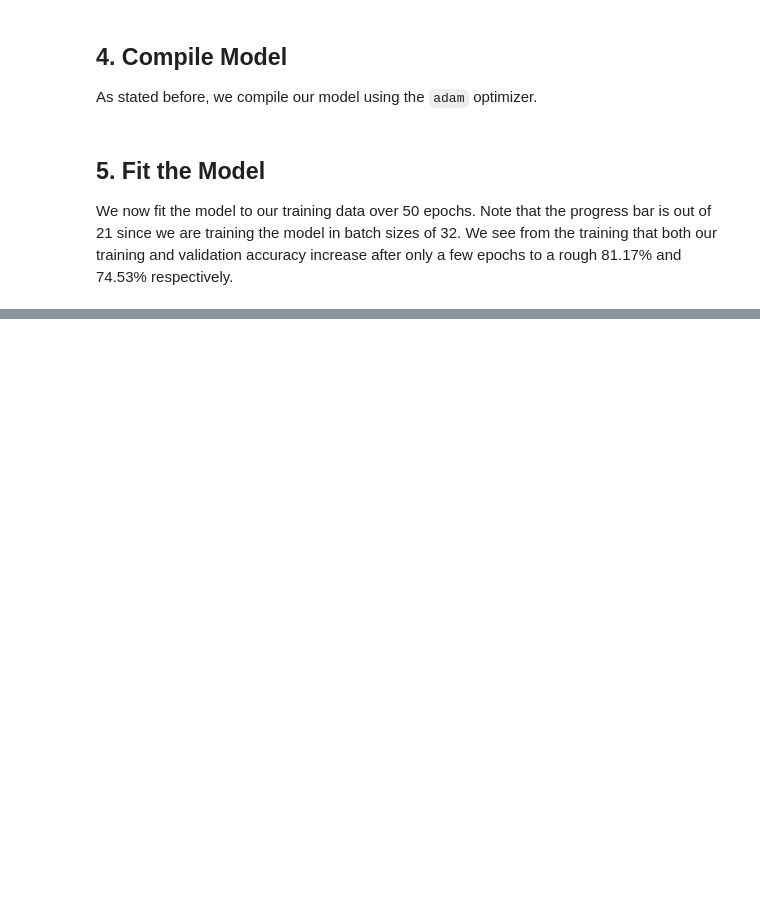
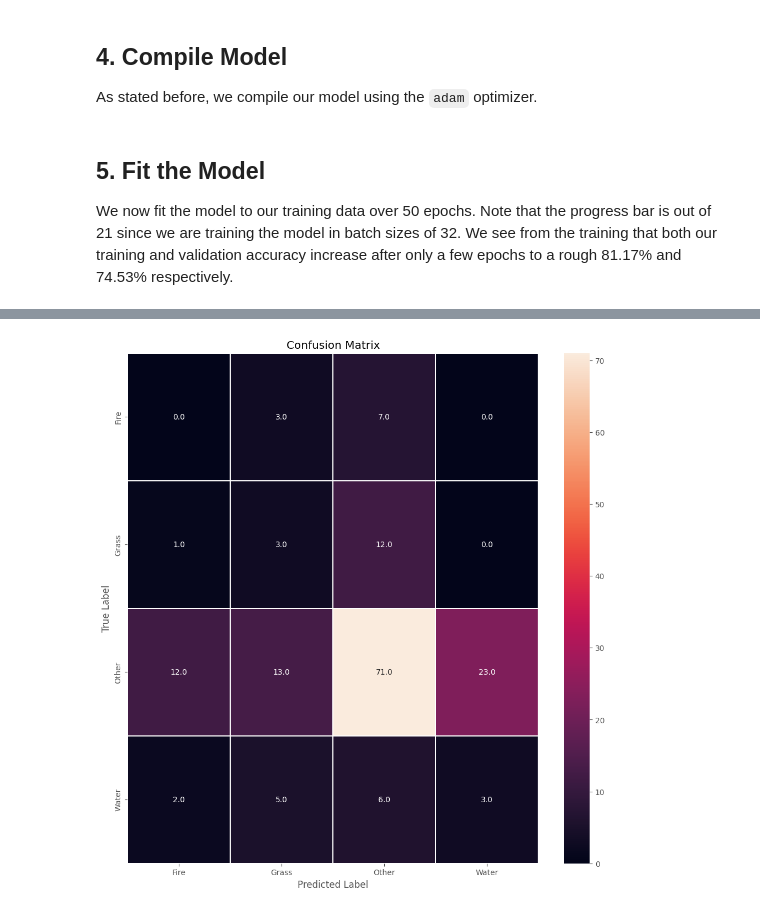
Before and after one commit to pstat197/final_group_assignment_group3, a Jupyter notebook: vignette.ipynb, the cells around one changed output, grey strips where cells are left out. Saved outputs shown, nothing was run; the diff lists cells and outputs as text; code cells hidden in the pictures; blank space fills up the shorter version.

```diff
--- a/vignette.ipynb
+++ b/vignette.ipynb
@@ -330,0 +336,20 @@ plt.show()
+# %%
+from sklearn.metrics import classification_report, confusion_matrix
+
+Y_pred = model.predict(validation_generator)
+y_pred = np.argmax(Y_pred, axis=1)
+confusion_mtx = confusion_matrix(y_pred, validation_generator.classes)
+f,ax = plt.subplots(figsize=(12, 12))
+sns.heatmap(confusion_mtx, annot=True,
+            linewidths=0.01,
+            linecolor="white",
+            fmt= '.1f',ax=ax,)
+sns.color_palette("rocket", as_cmap=True)
+
+plt.xlabel("Predicted Label")
+plt.ylabel("True Label")
+ax.xaxis.set_ticklabels(validation_generator.class_indices)
+ax.yaxis.set_ticklabels(validation_generator.class_indices)
+plt.title("Confusion Matrix")
+plt.show()
+# %% [output]
@@ -330,0 +357 @@ plt.show()
+[figure, added]
```
Also changed, not shown: parts of 13 cells of this notebook, 1 other file.
